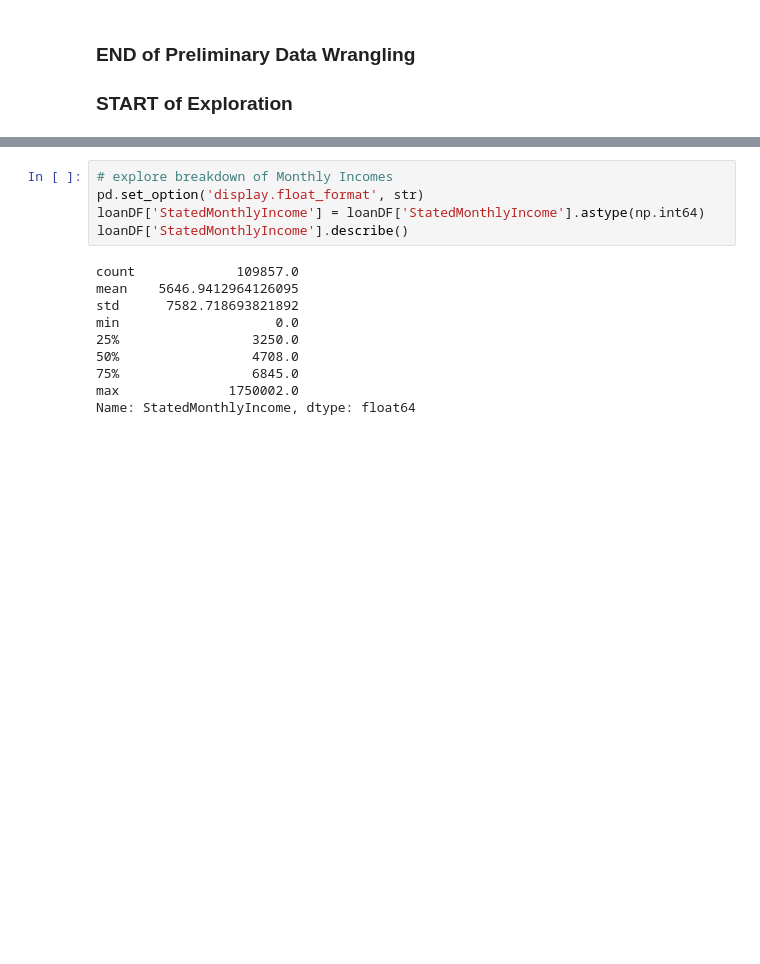
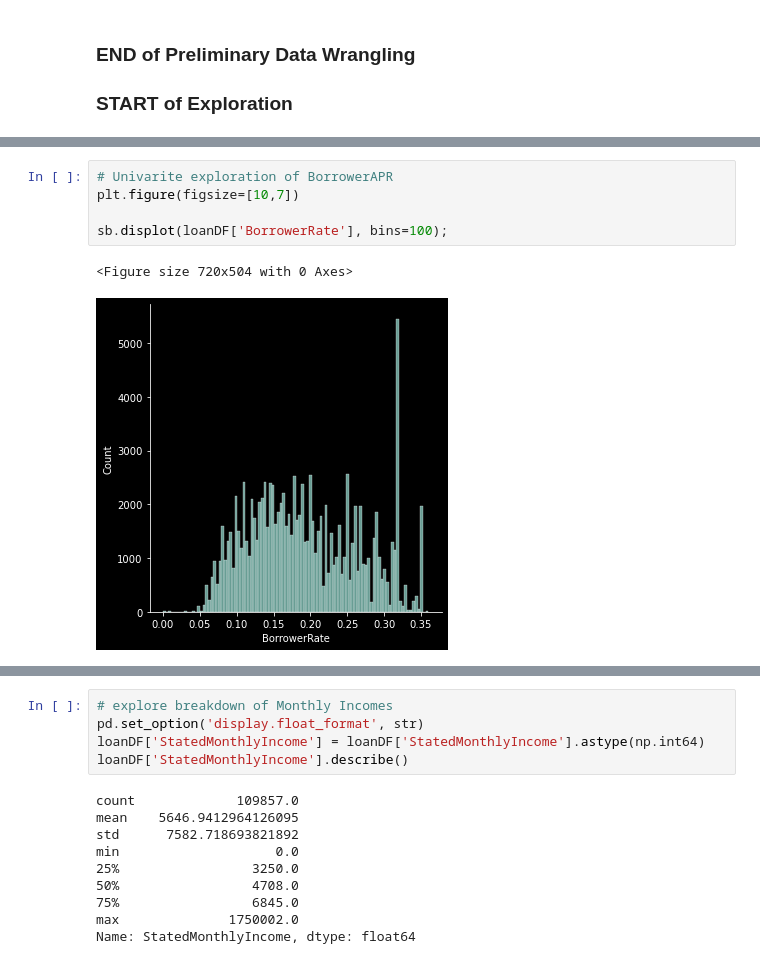
Before and after one commit to aaronremski/Visuals, a Jupyter notebook: Prosper Loan Data Exploration.ipynb, the cells around one changed output, grey strips where cells are left out. Saved outputs shown, nothing was run; the diff lists cells and outputs as text; blank space fills up the shorter version.

```diff
--- a/Prosper Loan Data Exploration.ipynb
+++ b/Prosper Loan Data Exploration.ipynb
@@ -454,0 +387,8 @@ Name: IncomeRange, dtype: int64
+# %%
+# Univarite exploration of BorrowerAPR
+plt.figure(figsize=[10,7])
+
+sb.displot(loanDF['BorrowerRate'], bins=100);
+# %% [output]
+<Figure size 720x504 with 0 Axes>
+[figure, added]
```
Also changed, not shown: parts of 121 cells of this notebook, 1 other file.
